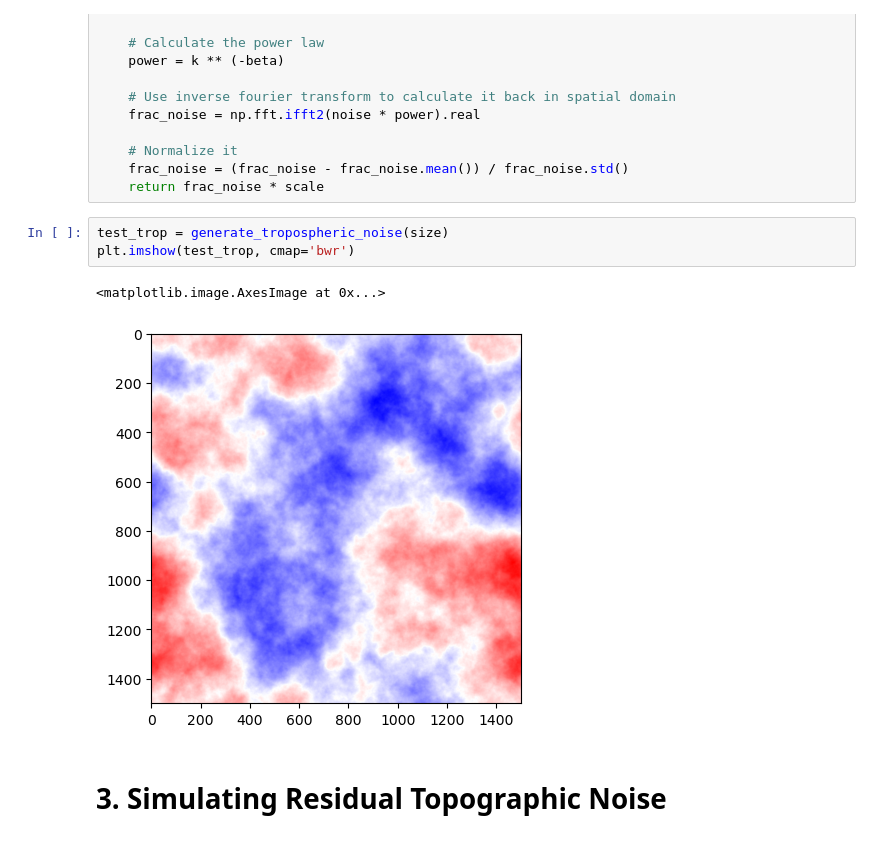
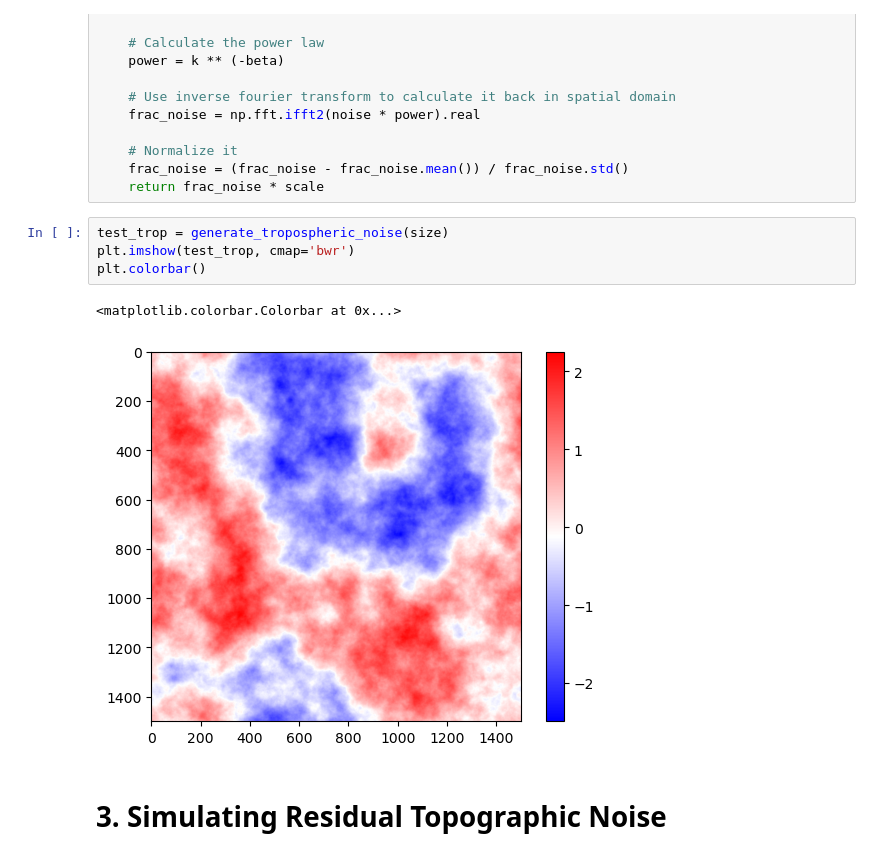
Before and after one commit to Mannvika/KyodaiNaturalResourceLab, a Jupyter notebook: InSARNoise.ipynb, the cells around one changed output. Drawn from its saved outputs; the diff is of its cells as text.

```diff
--- a/InSARNoise.ipynb
+++ b/InSARNoise.ipynb
@@ -71,9 +71,10 @@ def generate_tropospheric_noise(size, beta=1.82, scale=1.0):
 # %%
 test_trop = generate_tropospheric_noise(size)
 plt.imshow(test_trop, cmap='bwr')
+plt.colorbar()
 # %% [output]
-<matplotlib.image.AxesImage at 0x...>
+<matplotlib.colorbar.Colorbar at 0x...>
-[figure, old version]
+[figure, new version]
 # %% [markdown]
 # 3. Simulating Residual Topographic Noise
 # %% [markdown]
```
Also changed, not shown: parts of 5 cells of this notebook.
